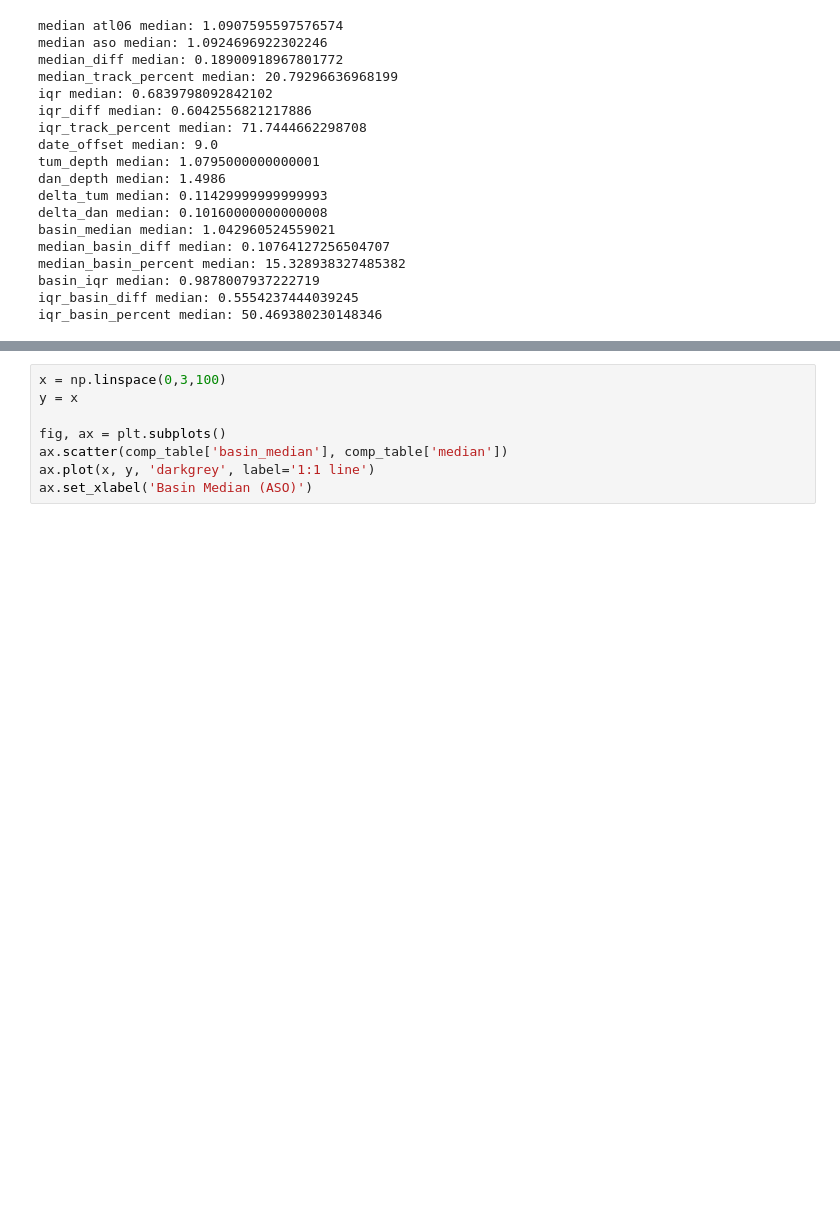
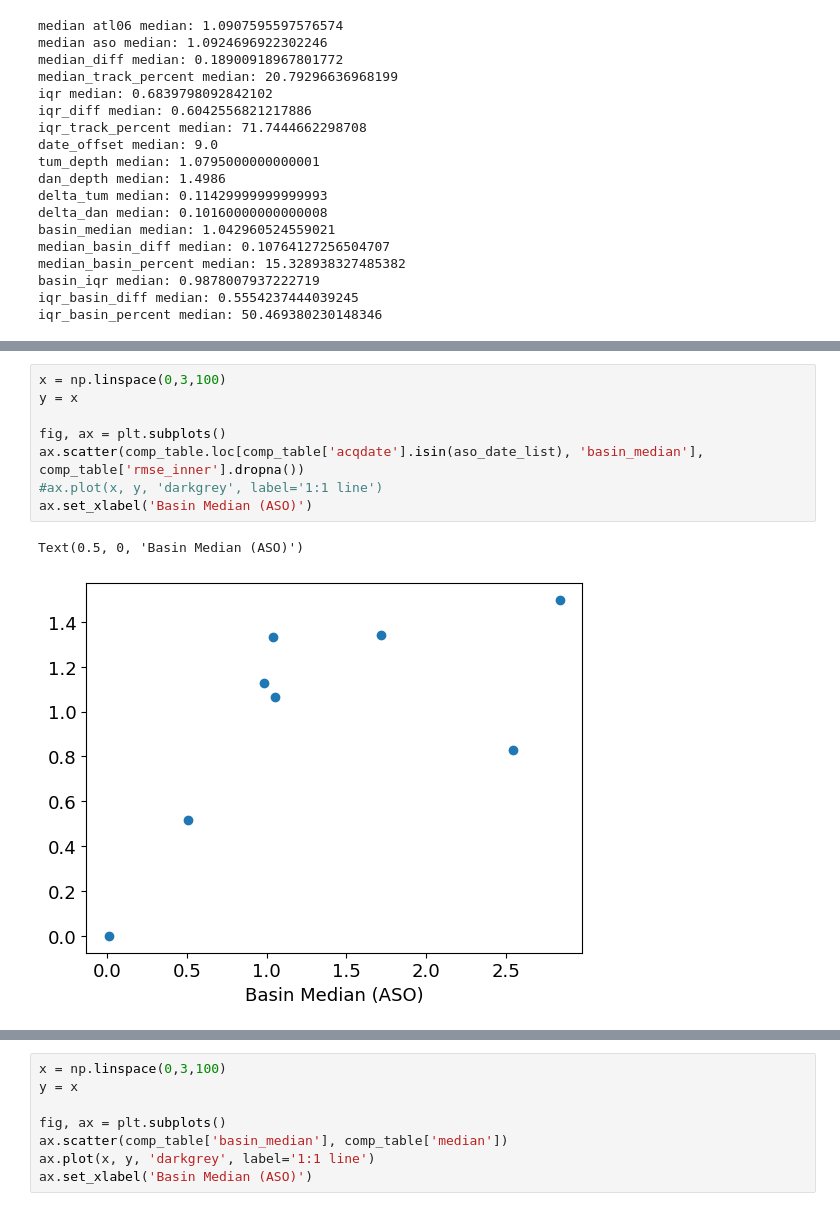
Before and after one commit to bessoh2/icesat2_sr, a Jupyter notebook: notebooks/figure_production/pair_comparison.ipynb, the cells around one changed output, grey strips where cells are left out. Saved outputs shown, nothing was run; the diff lists cells and outputs as text; blank space fills up the shorter version.

```diff
--- a/notebooks/figure_production/pair_comparison.ipynb
+++ b/notebooks/figure_production/pair_comparison.ipynb
@@ -530,0 +690,11 @@ iqr_basin_percent median: 50.469380230148346
+# %%
+x = np.linspace(0,3,100)
+y = x
+
+fig, ax = plt.subplots()
+ax.scatter(comp_table.loc[comp_table['acqdate'].isin(aso_date_list), 'basin_median'], comp_table['rmse_inner'].dropna())
+#ax.plot(x, y, 'darkgrey', label='1:1 line')
+ax.set_xlabel('Basin Median (ASO)')
+# %% [output]
+Text(0.5, 0, 'Basin Median (ASO)')
+[figure, added]
```
Also changed, not shown: parts of 26 cells of this notebook, 1 other file.
